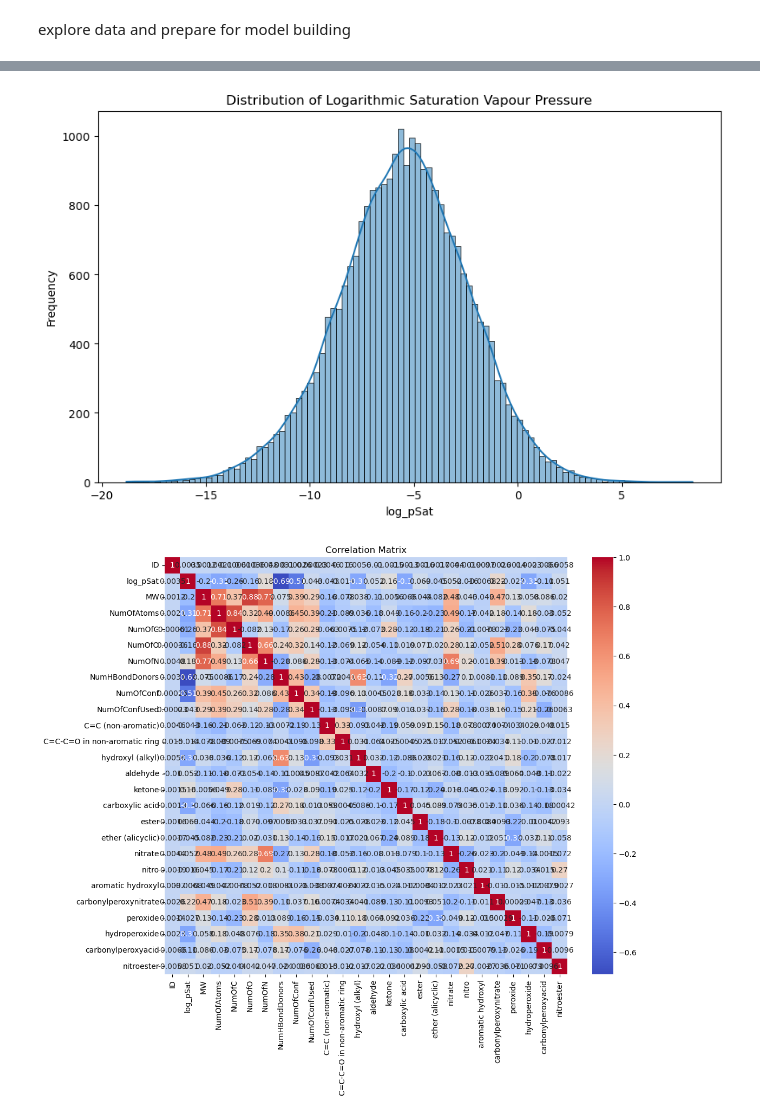
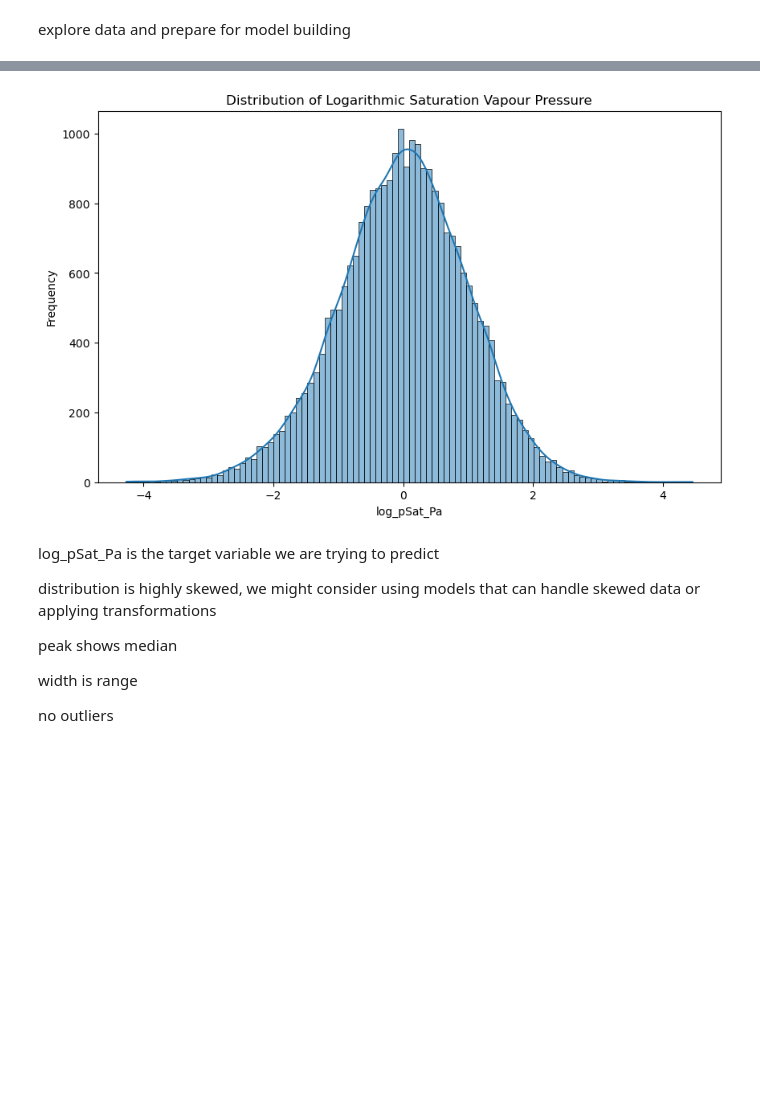
Before and after one commit to DDDCR/iml_project, a Jupyter notebook: Data_exploration.ipynb, the cells around one changed output, grey strips where cells are left out. Cells and saved outputs as stored; diff of their text form; code cells hidden in the pictures; blank space fills up the shorter version.

```diff
--- a/Data_exploration.ipynb
+++ b/Data_exploration.ipynb
@@ -3,19 +3,18 @@ explore data and prepare for model building
 # %%
 import pandas as pd
 import numpy as np
+from sklearn.preprocessing import StandardScaler
 
 train_data = pd.read_csv('train.csv')
 test_data = pd.read_csv('test.csv')
 
-if 'pSat' in train_data.columns:
-    train_data['log_pSat'] = np.log10(train_data['pSat'])
-    train_data = train_data.drop(columns=['pSat'])
-elif 'log_pSat_Pa' in train_data.columns:
-    train_data = train_data.rename(columns={'log_pSat_Pa': 'log_pSat'})
-else:
-    print("Neither 'pSat' nor 'log_pSat_Pa' columns found in train_data")
+train_data = train_data.dropna()
+
+train_data = pd.get_dummies(train_data, columns=['parentspecies'])
+
+scaler = StandardScaler()
+numeric_columns = train_data.select_dtypes(include=[np.number]).columns
+train_data[numeric_columns] = scaler.fit_transform(train_data[numeric_columns])
 
 print(train_data.head())
-
-print(test_data.head())
 # %% [output]
@@ -39,21 +38,22 @@ print(test_data.head())
 # %%
 import matplotlib.pyplot as plt
 import seaborn as sns
 
 plt.figure(figsize=(10, 6))
-sns.histplot(train_data['log_pSat'], kde=True)
+sns.histplot(train_data['log_pSat_Pa'], kde=True)
 plt.title('Distribution of Logarithmic Saturation Vapour Pressure')
-plt.xlabel('log_pSat')
+plt.xlabel('log_pSat_Pa')
 plt.ylabel('Frequency')
 plt.show()
-
-numeric_columns = train_data.select_dtypes(include=[np.number]).columns
-correlation_matrix = train_data[numeric_columns].corr()
-
-plt.figure(figsize=(12, 10))
-sns.heatmap(correlation_matrix, annot=True, cmap='coolwarm')
-plt.title('Correlation Matrix')
-plt.show()
 # %% [output]
-[figure, old version]
+[figure, new version]
-[figure, removed]
+# %% [markdown]
+log_pSat_Pa is the target variable we are trying to predict
+
+distribution is highly skewed, we might consider using models that can handle skewed data or applying transformations
+
+peak shows median
+
+width is range
+
+no outliers
```
Also changed, not shown: parts of 3 cells of this notebook.
